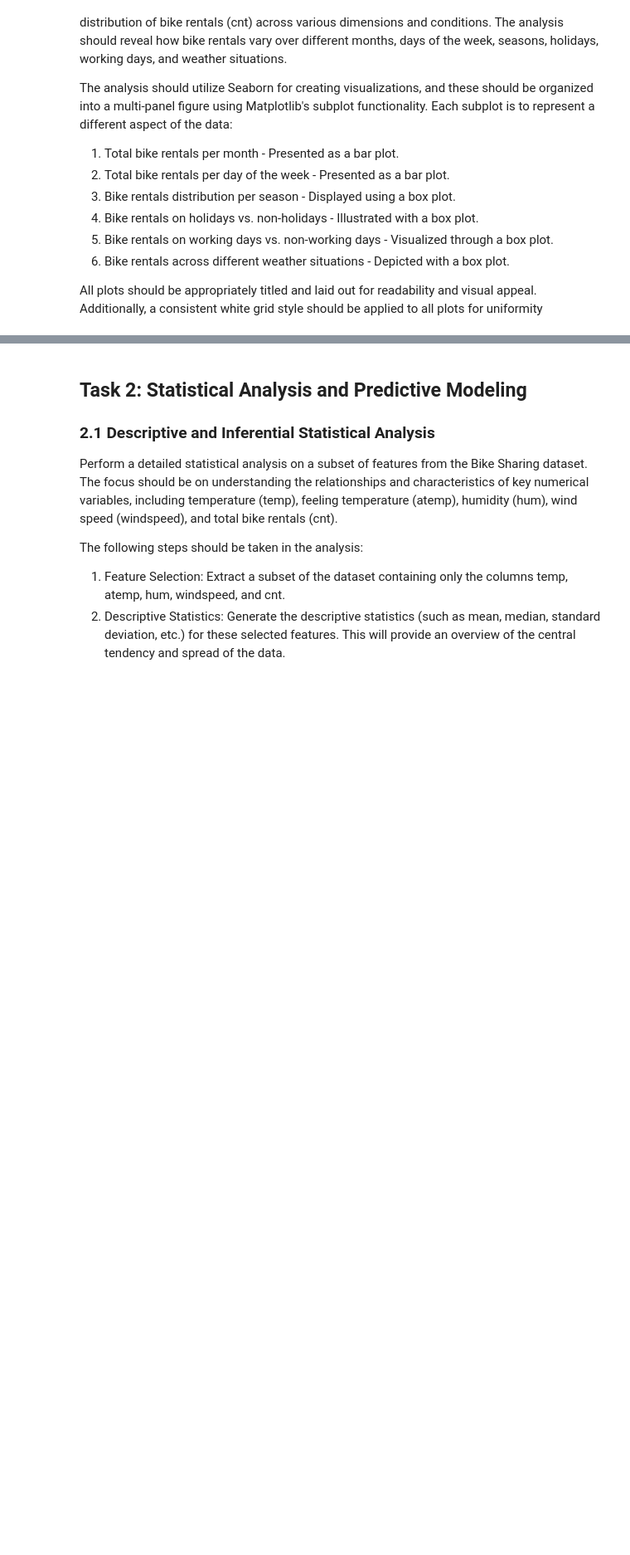
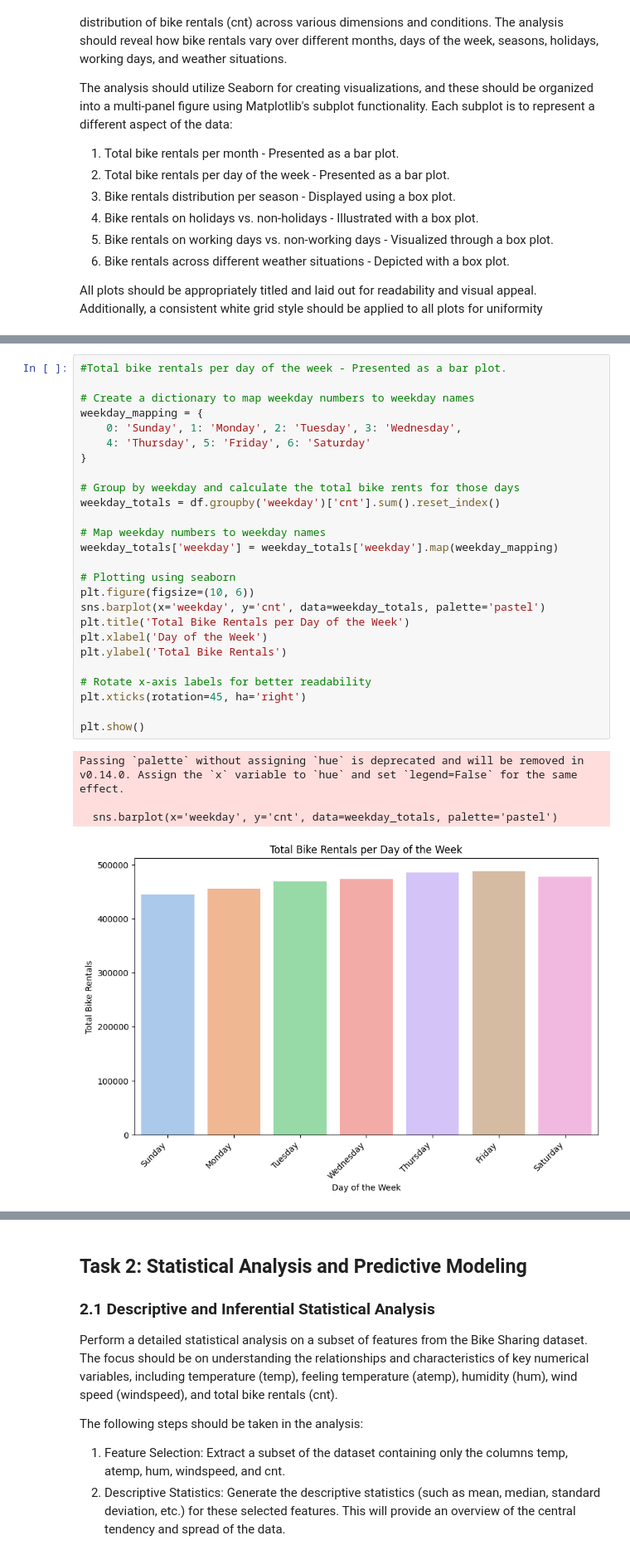
Before and after one commit to 3p10/Bike-Sharing-Dataset, a Jupyter notebook: Bike Sharing.ipynb, the cells around one changed output, grey strips where cells are left out. Shown at 83% size. Saved outputs shown, nothing was run; the diff lists cells and outputs as text; blank space fills up the shorter version.

```diff
--- a/Bike Sharing.ipynb
+++ b/Bike Sharing.ipynb
@@ -269,0 +302,31 @@ All plots should be appropriately titled and laid out for readability and visual
+# %%
+#Total bike rentals per day of the week - Presented as a bar plot.
+
+# Create a dictionary to map weekday numbers to weekday names
+weekday_mapping = {
+    0: 'Sunday', 1: 'Monday', 2: 'Tuesday', 3: 'Wednesday',
+    4: 'Thursday', 5: 'Friday', 6: 'Saturday'
+}
+
+# Group by weekday and calculate the total bike rents for those days
+weekday_totals = df.groupby('weekday')['cnt'].sum().reset_index()
+
+# Map weekday numbers to weekday names
+weekday_totals['weekday'] = weekday_totals['weekday'].map(weekday_mapping)
+
+# Plotting using seaborn
+plt.figure(figsize=(10, 6))
+sns.barplot(x='weekday', y='cnt', data=weekday_totals, palette='pastel')
+plt.title('Total Bike Rentals per Day of the Week')
+plt.xlabel('Day of the Week')
+plt.ylabel('Total Bike Rentals')
+
+# Rotate x-axis labels for better readability
+plt.xticks(rotation=45, ha='right')
+
+plt.show()
+# %% [output]
+Passing `palette` without assigning `hue` is deprecated and will be removed in v0.14.0. Assign the `x` variable to `hue` and set `legend=False` for the same effect.
+
+  sns.barplot(x='weekday', y='cnt', data=weekday_totals, palette='pastel')
+[figure, added]
```
Also changed, not shown: parts of 5 cells of this notebook.
